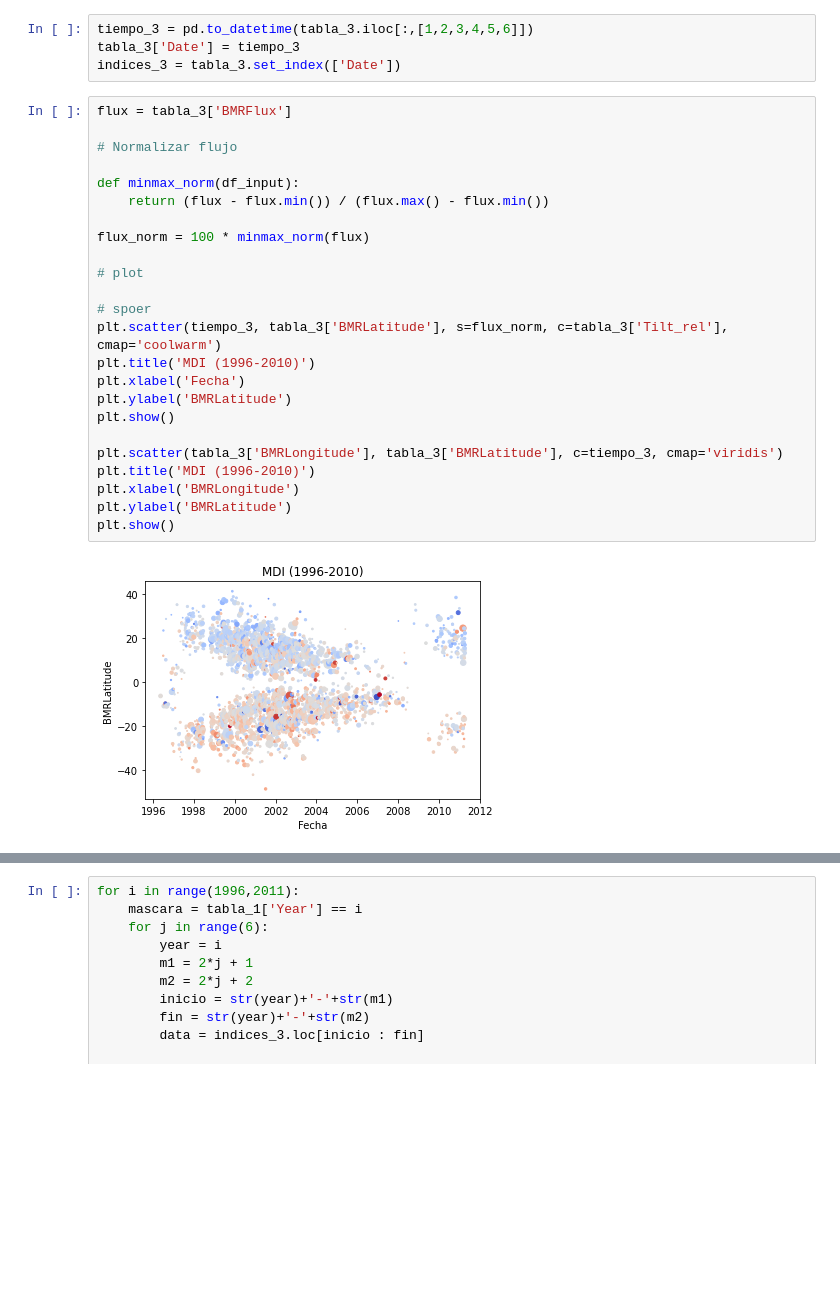
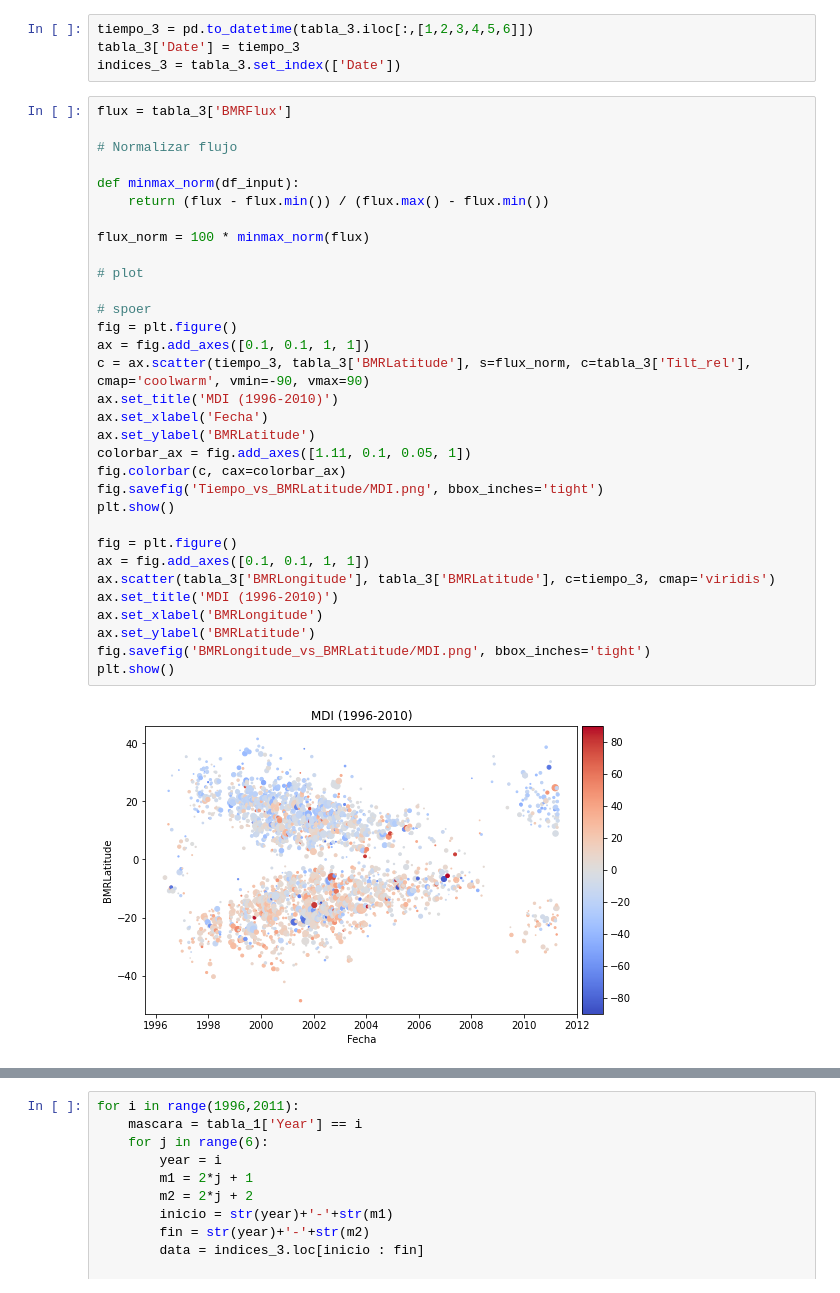
Before and after one commit to bernoulli314/INVESTIGACION, a Jupyter notebook: code.ipynb, the cells around one changed output, grey strips where cells are left out. Drawn from its saved outputs; the diff is of its cells as text; blank space fills up the shorter version.

```diff
--- a/code.ipynb
+++ b/code.ipynb
@@ -130,26 +136,34 @@ indices_3 = tabla_3.set_index(['Date'])
 # %%
 flux = tabla_3['BMRFlux']
 
 # Normalizar flujo
 
 def minmax_norm(df_input):
     return (flux - flux.min()) / (flux.max() - flux.min())
 
 flux_norm = 100 * minmax_norm(flux)
 
 # plot
 
 # spoer
-plt.scatter(tiempo_3, tabla_3['BMRLatitude'], s=flux_norm, c=tabla_3['Tilt_rel'], cmap='coolwarm')
-plt.title('MDI (1996-2010)')
-plt.xlabel('Fecha')
-plt.ylabel('BMRLatitude')
+fig = plt.figure()
+ax = fig.add_axes([0.1, 0.1, 1, 1])
+c = ax.scatter(tiempo_3, tabla_3['BMRLatitude'], s=flux_norm, c=tabla_3['Tilt_rel'], cmap='coolwarm', vmin=-90, vmax=90)
+ax.set_title('MDI (1996-2010)')
+ax.set_xlabel('Fecha')
+ax.set_ylabel('BMRLatitude')
+colorbar_ax = fig.add_axes([1.11, 0.1, 0.05, 1])
+fig.colorbar(c, cax=colorbar_ax)
+fig.savefig('Tiempo_vs_BMRLatitude/MDI.png', bbox_inches='tight')
 plt.show()
 
-plt.scatter(tabla_3['BMRLongitude'], tabla_3['BMRLatitude'], c=tiempo_3, cmap='viridis')
-plt.title('MDI (1996-2010)')
-plt.xlabel('BMRLongitude')
-plt.ylabel('BMRLatitude')
+fig = plt.figure()
+ax = fig.add_axes([0.1, 0.1, 1, 1])
+ax.scatter(tabla_3['BMRLongitude'], tabla_3['BMRLatitude'], c=tiempo_3, cmap='viridis')
+ax.set_title('MDI (1996-2010)')
+ax.set_xlabel('BMRLongitude')
+ax.set_ylabel('BMRLatitude')
+fig.savefig('BMRLongitude_vs_BMRLatitude/MDI.png', bbox_inches='tight')
 plt.show()
 # %% [output]
-[figure, old version]
+[figure, new version]
```
Also changed, not shown: parts of 9 cells of this notebook.
